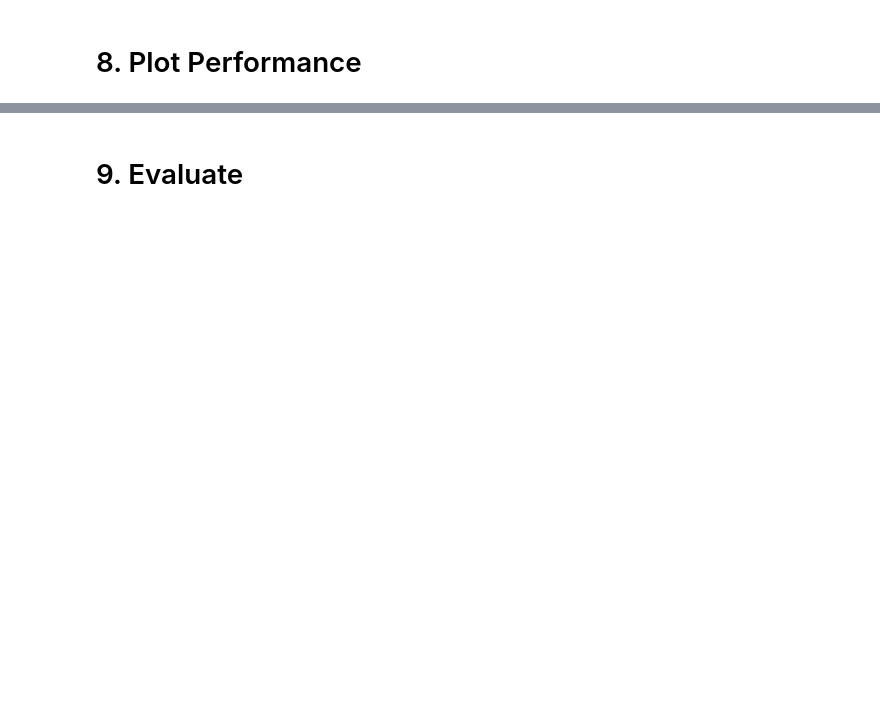
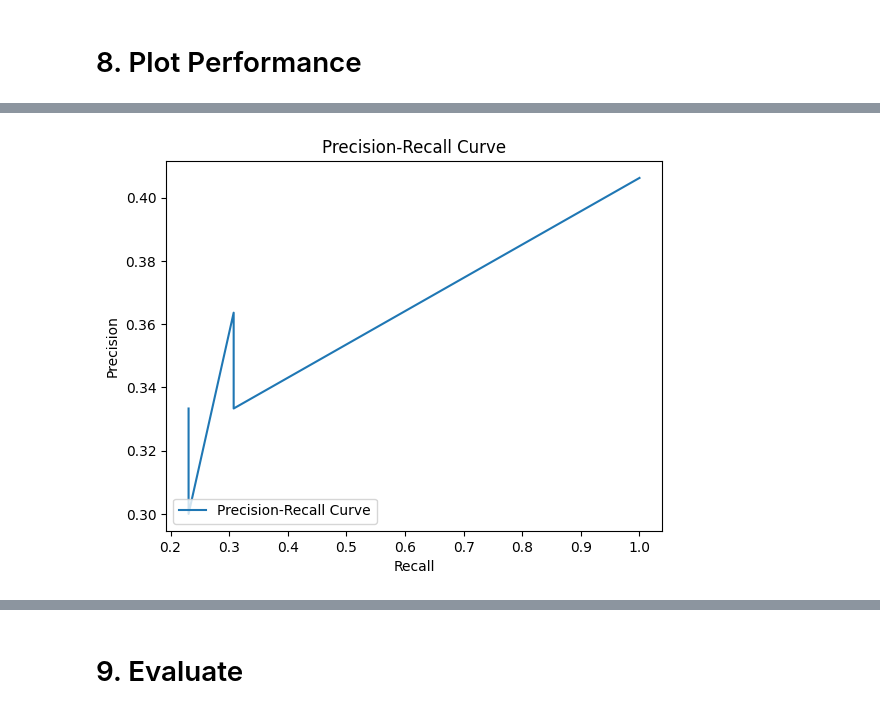
Before and after one commit to Hlwanhtet/Image_Classification_CNN, a Jupyter notebook: ImageClassification-main/Image Classification.ipynb, the cells around one changed output, grey strips where cells are left out. Cells and saved outputs as stored; diff of their text form; code cells hidden in the pictures; blank space fills up the shorter version.

```diff
--- a/ImageClassification-main/Image Classification.ipynb
+++ b/ImageClassification-main/Image Classification.ipynb
@@ -264,0 +265,35 @@ plt.show()
+# %%
+#Precision-Recall Curve:
+#To plot the Precision-Recall curve, you'll need the true labels and the predicted probabilities for the positive class.
+
+from tensorflow.keras.metrics import Precision, Recall
+import matplotlib.pyplot as plt
+
+y_test = []
+for images, labels in test:
+    y_test.extend(labels.numpy())
+y_test = np.array(y_test)
+
+
+precisions = []
+recalls = []
+thresholds = [i/100 for i in range(100)]
+
+yhat_probs = model.predict(test) # get predicted probabilities
+
+for threshold in thresholds:
+    yhat = (yhat_probs > threshold).astype(int)
+    precision = Precision()
+    recall = Recall()
+    precision.update_state(y_test, yhat)
+    recall.update_state(y_test, yhat)
+    precisions.append(precision.result().numpy())
+    recalls.append(recall.result().numpy())
+
+plt.plot(recalls, precisions, label='Precision-Recall Curve')
+plt.xlabel('Recall')
+plt.ylabel('Precision')
+plt.title('Precision-Recall Curve')
+plt.legend(loc="lower left")
+plt.show()
+# %% [output]
@@ -264,0 +301 @@ plt.show()
+[figure, added]
```
Also changed, not shown: parts of 15 cells of this notebook.
